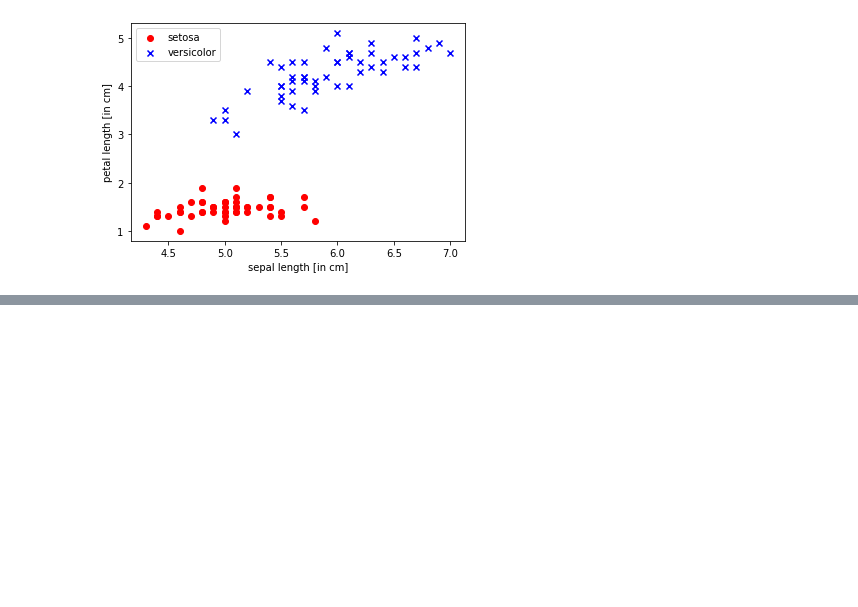
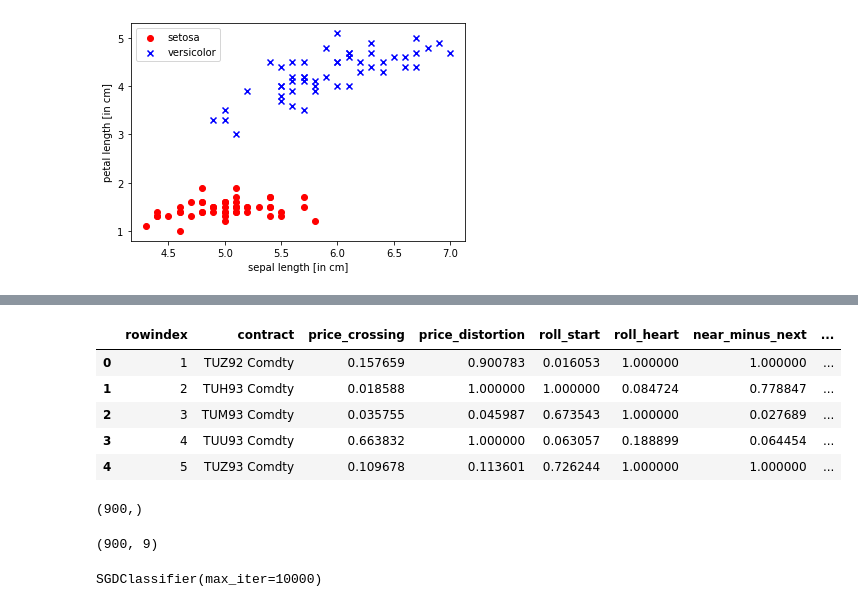
Before and after one commit to Tilak-Shenoy/IE517, a Jupyter notebook: IE517_F2x_HW1.ipynb, the cells around one changed output, grey strips where cells are left out. Drawn from its saved outputs; the diff is of its cells as text; code cells hidden in the pictures; blank space fills up the shorter version.

```diff
--- a/IE517_F2x_HW1.ipynb
+++ b/IE517_F2x_HW1.ipynb
@@ -112,0 +114,11 @@ y_min, y_max = X_train[:,1].min() - .5, X_train[:,1].max() + .5
+# %%
+treasury_df = pd.read_csv('Treasury Squeeze raw score data.csv')
+# %%
+treasury_df.head()
+# %% [output]
+|  | rowindex | contract | price_crossing | price_distortion | roll_start | roll_heart | near_minus_next | ... |
+| 0 | 1 | TUZ92 Comdty | 0.157659 | 0.900783 | 0.016053 | 1.000000 | 1.000000 | ... |
+| 1 | 2 | TUH93 Comdty | 0.018588 | 1.000000 | 1.000000 | 0.084724 | 0.778847 | ... |
+| 2 | 3 | TUM93 Comdty | 0.035755 | 0.045987 | 0.673543 | 1.000000 | 0.027689 | ... |
+| 3 | 4 | TUU93 Comdty | 0.663832 | 1.000000 | 0.063057 | 0.188899 | 0.064454 | ... |
+| 4 | 5 | TUZ93 Comdty | 0.109678 | 0.113601 | 0.726244 | 1.000000 | 1.000000 | ... |
@@ -112,0 +129,8 @@ y_min, y_max = X_train[:,1].min() - .5, X_train[:,1].max() + .5
+# %%
+y.shape
+# %% [output]
+(900,)
+# %%
+X.shape
+# %% [output]
+(900, 9)
@@ -112,0 +139,5 @@ y_min, y_max = X_train[:,1].min() - .5, X_train[:,1].max() + .5
+# %%
+clf_treasury = SGDClassifier(max_iter = 10000)
+clf_treasury.fit(X_train, y_train)
+# %% [output]
+SGDClassifier(max_iter=10000)
```
Also changed, not shown: parts of 11 cells of this notebook.
